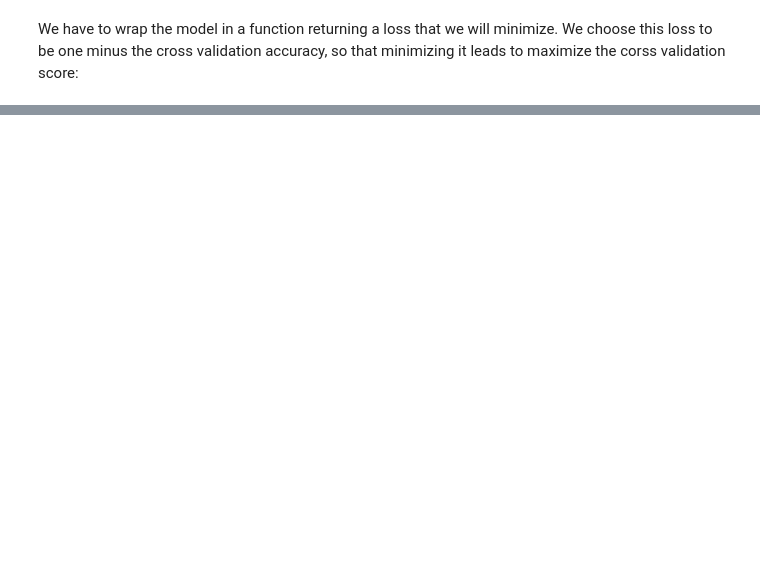
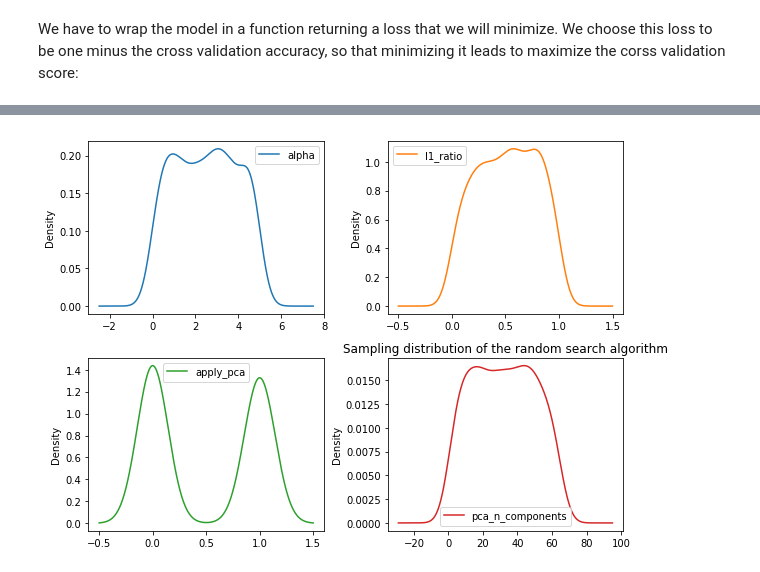
Before and after one commit to AlxClt/Hyperparameters, a Jupyter notebook: Introduction to bayesian hyperparameters optimization.ipynb, the cells around one changed output, grey strips where cells are left out. Saved outputs shown, nothing was run; the diff lists cells and outputs as text; code cells hidden in the pictures; blank space fills up the shorter version.

```diff
--- a/Introduction to bayesian hyperparameters optimization.ipynb
+++ b/Introduction to bayesian hyperparameters optimization.ipynb
@@ -604,0 +538,25 @@ Note that you can use hyperopt with mongodb to run paralel iterations of the alg
+# %%
+def get_values(trial,*keys):
+    res={}
+    for key in keys:
+          res[key]=[]
+    for t in trial:
+        vals=t['misc']['vals']
+        for key in keys:
+            if key=='score':
+                res['score'].append(1-t['result']['loss'])
+            else:
+                res[key].append(vals[key][0])
+    return(res)
+
+vals_tpe=get_values(trials_tpe,'alpha','l1_ratio','apply_pca','pca_n_components','score')
+vals_rnd=get_values(trials_rnd,'alpha','l1_ratio','apply_pca','pca_n_components','score')
+
+vals_rnd=pd.DataFrame(vals_rnd)
+vals_rnd.iloc[:,0:4].plot(kind='kde',subplots=True, sharex=False,layout=(2,2))
+# %%
+vals_rnd.iloc[:,0:4].plot(kind='kde',subplots=True, sharex=False,layout=(2,2),figsize=(9,6))
+plt.title('Sampling distribution of the random search algorithm')
+plt.tight_layout()
+# %% [output]
+[figure, added]
```
Also changed, not shown: parts of 34 cells of this notebook, 2 other files.
